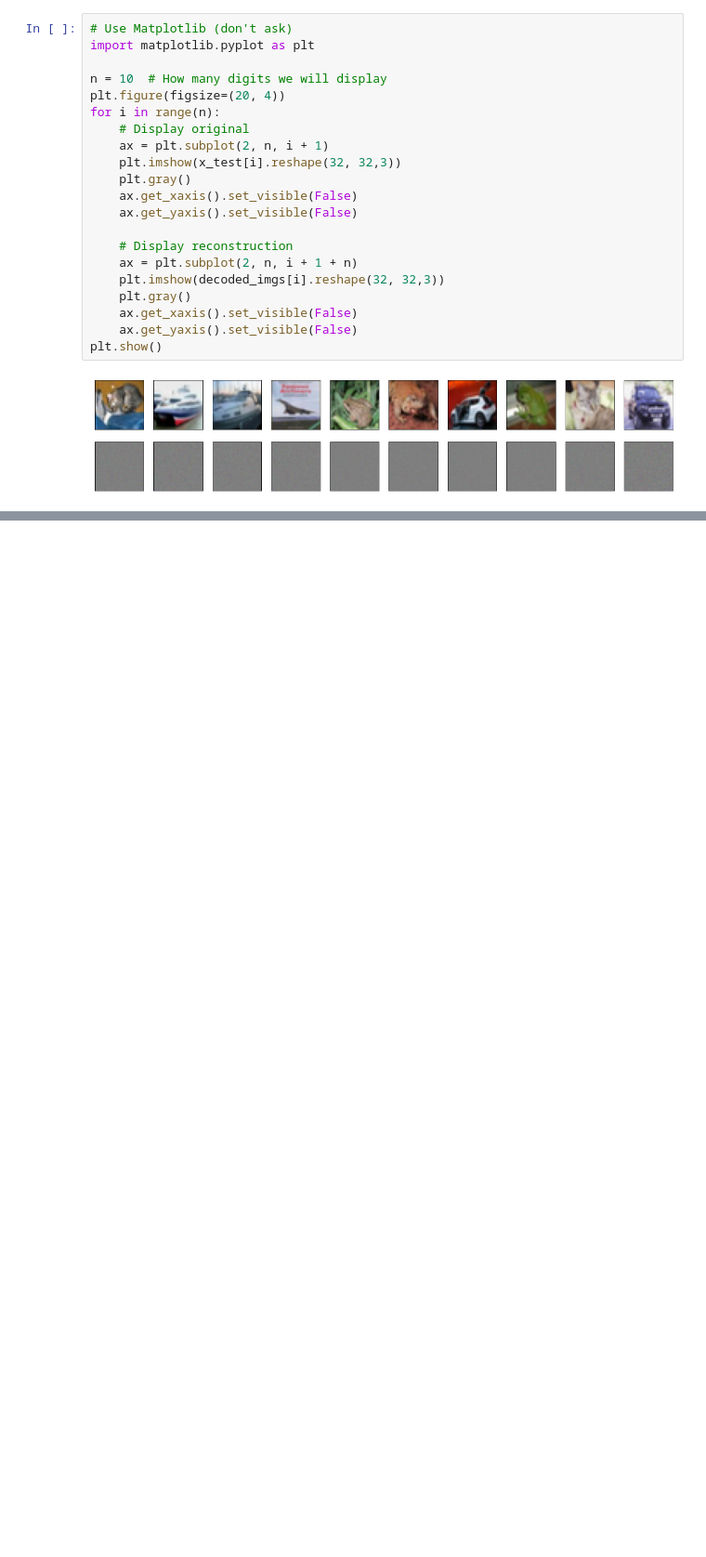
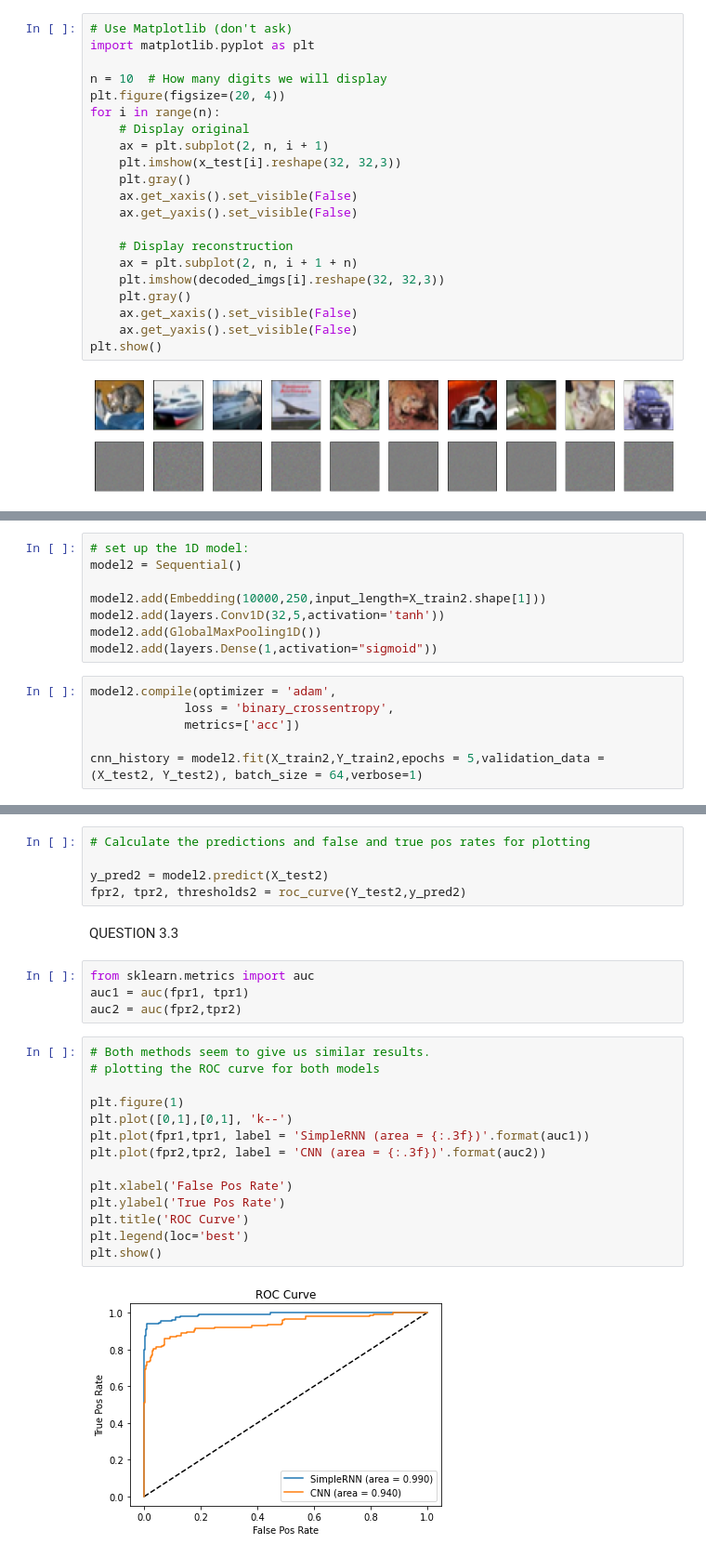
Before and after one commit to vc470/deeplearningvc470, a Jupyter notebook: Homework_3_VID_CHAN.ipynb, the cells around one changed output, grey strips where cells are left out. Shown: that part at 93% size. Drawn from its saved outputs; the diff is of its cells as text; blank space fills up the shorter version.

```diff
--- a/Homework_3_VID_CHAN.ipynb
+++ b/Homework_3_VID_CHAN.ipynb
@@ -120,0 +492,14 @@ plt.show()
+# %%
+# set up the 1D model:
+model2 = Sequential()
+
+model2.add(Embedding(10000,250,input_length=X_train2.shape[1]))
+model2.add(layers.Conv1D(32,5,activation='tanh'))
+model2.add(GlobalMaxPooling1D())
+model2.add(layers.Dense(1,activation="sigmoid"))
+# %%
+model2.compile(optimizer = 'adam',
+             loss = 'binary_crossentropy',
+             metrics=['acc'])
+
+cnn_history = model2.fit(X_train2,Y_train2,epochs = 5,validation_data = (X_test2, Y_test2), batch_size = 64,verbose=1)
@@ -120,0 +523,27 @@ plt.show()
+# %%
+# Calculate the predictions and false and true pos rates for plotting
+
+y_pred2 = model2.predict(X_test2)
+fpr2, tpr2, thresholds2 = roc_curve(Y_test2,y_pred2)
+# %% [markdown]
+QUESTION 3.3
+# %%
+from sklearn.metrics import auc
+auc1 = auc(fpr1, tpr1)
+auc2 = auc(fpr2,tpr2)
+# %%
+# Both methods seem to give us similar results.
+# plotting the ROC curve for both models
+
+plt.figure(1)
+plt.plot([0,1],[0,1], 'k--')
+plt.plot(fpr1,tpr1, label = 'SimpleRNN (area = {:.3f})'.format(auc1))
+plt.plot(fpr2,tpr2, label = 'CNN (area = {:.3f})'.format(auc2))
+
+plt.xlabel('False Pos Rate')
+plt.ylabel('True Pos Rate')
+plt.title('ROC Curve')
+plt.legend(loc='best')
+plt.show()
+# %% [output]
+[figure, added]
```
Also changed, not shown: parts of 43 cells of this notebook.
